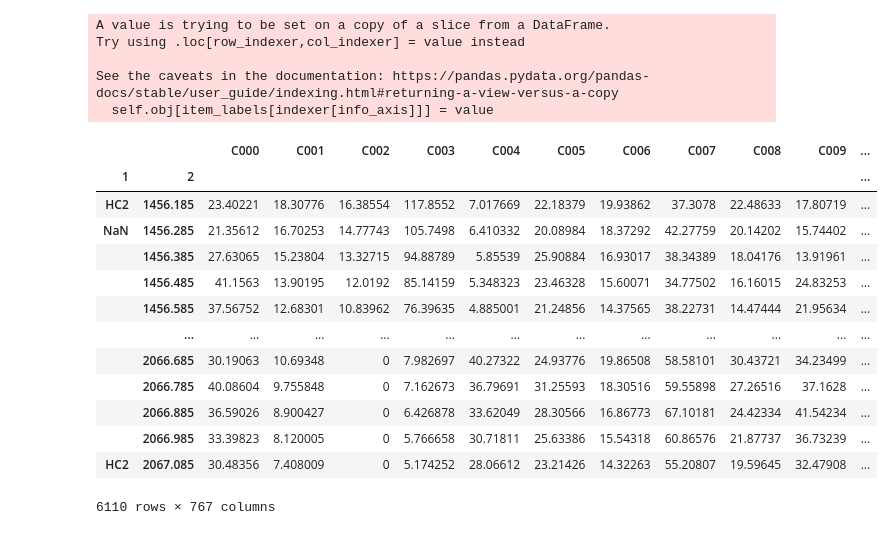
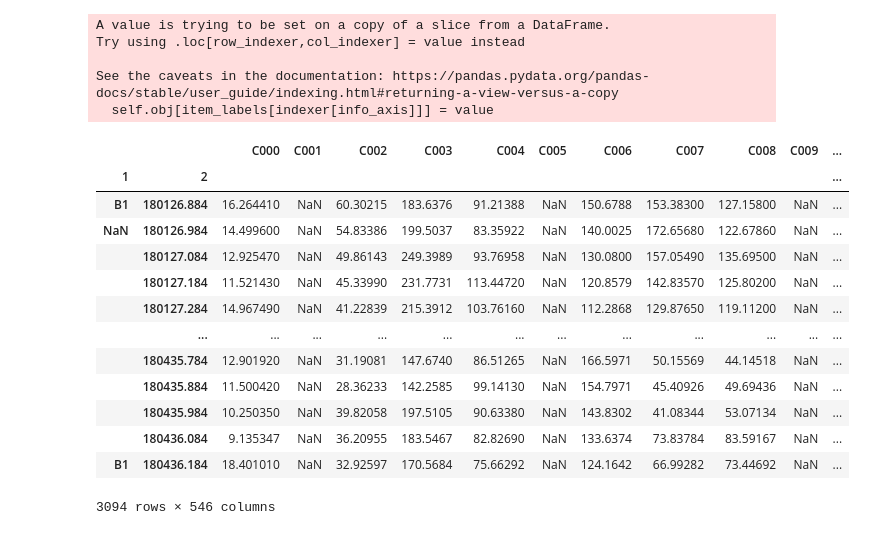
Before and after one commit to m11o/lablib-notebook, a Jupyter notebook: notebooks/sulfur/read_csv_test.ipynb, the cells around one changed output. Saved outputs shown, nothing was run; the diff lists cells and outputs as text; code cells hidden in the pictures.

```diff
--- a/notebooks/sulfur/read_csv_test.ipynb
+++ b/notebooks/sulfur/read_csv_test.ipynb
@@ -1,7 +1,7 @@
 # %%
 from utils.CaImageCSV import CaImageCSV
 # %%
-csv = CaImageCSV('./resources/ID181106CreA_Longitudinal_Traces.csv')
+csv = CaImageCSV('./resources/ID181106CreI_Longitudinal_Traces.csv')
 # %% [output]
 A value is trying to be set on a copy of a slice from a DataFrame.
 Try using .loc[row_indexer,col_indexer] = value instead
@@ -9,21 +9,21 @@ Try using .loc[row_indexer,col_indexer] = value instead
 See the caveats in the documentation: https://pandas.pydata.org/pandas-docs/stable/user_guide/indexing.html#returning-a-view-versus-a-copy
   self.obj[item_labels[indexer[info_axis]]] = value
 # %%
-context_data = csv.filtered_by_context('HC2')
+context_data = csv.filtered_by_context('B1')
 context_data
 # %% [output]
 |  |  | C000 | C001 | C002 | C003 | C004 | C005 | C006 | C007 | C008 | C009 | ... |
 | 1 | 2 |  |  |  |  |  |  |  |  |  |  | ... |
-| HC2 | 1456.185 | 23.40221 | 18.30776 | 16.38554 | 117.8552 | 7.017669 | 22.18379 | 19.93862 | 37.3078 | 22.48633 | 17.80719 | ... |
-| NaN | 1456.285 | 21.35612 | 16.70253 | 14.77743 | 105.7498 | 6.410332 | 20.08984 | 18.37292 | 42.27759 | 20.14202 | 15.74402 | ... |
-|  | 1456.385 | 27.63065 | 15.23804 | 13.32715 | 94.88789 | 5.85539 | 25.90884 | 16.93017 | 38.34389 | 18.04176 | 13.91961 | ... |
-|  | 1456.485 | 41.1563 | 13.90195 | 12.0192 | 85.14159 | 5.348323 | 23.46328 | 15.60071 | 34.77502 | 16.16015 | 24.83253 | ... |
-|  | 1456.585 | 37.56752 | 12.68301 | 10.83962 | 76.39635 | 4.885001 | 21.24856 | 14.37565 | 38.22731 | 14.47444 | 21.95634 | ... |
+| B1 | 180126.884 | 16.264410 | NaN | 60.30215 | 183.6376 | 91.21388 | NaN | 150.6788 | 153.38300 | 127.15800 | NaN | ... |
+| NaN | 180126.984 | 14.499600 | NaN | 54.83386 | 199.5037 | 83.35922 | NaN | 140.0025 | 172.65680 | 122.67860 | NaN | ... |
+|  | 180127.084 | 12.925470 | NaN | 49.86143 | 249.3989 | 93.76958 | NaN | 130.0800 | 157.05490 | 135.69500 | NaN | ... |
+|  | 180127.184 | 11.521430 | NaN | 45.33990 | 231.7731 | 113.44720 | NaN | 120.8579 | 142.83570 | 125.80200 | NaN | ... |
+|  | 180127.284 | 14.967490 | NaN | 41.22839 | 215.3912 | 103.76160 | NaN | 112.2868 | 129.87650 | 119.11200 | NaN | ... |
 |  | ... | ... | ... | ... | ... | ... | ... | ... | ... | ... | ... | ... |
-|  | 2066.685 | 30.19063 | 10.69348 | 0 | 7.982697 | 40.27322 | 24.93776 | 19.86508 | 58.58101 | 30.43721 | 34.23499 | ... |
-|  | 2066.785 | 40.08604 | 9.755848 | 0 | 7.162673 | 36.79691 | 31.25593 | 18.30516 | 59.55898 | 27.26516 | 37.1628 | ... |
-|  | 2066.885 | 36.59026 | 8.900427 | 0 | 6.426878 | 33.62049 | 28.30566 | 16.86773 | 67.10181 | 24.42334 | 41.54234 | ... |
-|  | 2066.985 | 33.39823 | 8.120005 | 0 | 5.766658 | 30.71811 | 25.63386 | 15.54318 | 60.86576 | 21.87737 | 36.73239 | ... |
-| HC2 | 2067.085 | 30.48356 | 7.408009 | 0 | 5.174252 | 28.06612 | 23.21426 | 14.32263 | 55.20807 | 19.59645 | 32.47908 | ... |
+|  | 180435.784 | 12.901920 | NaN | 31.19081 | 147.6740 | 86.51265 | NaN | 166.5971 | 50.15569 | 44.14518 | NaN | ... |
+|  | 180435.884 | 11.500420 | NaN | 28.36233 | 142.2585 | 99.14130 | NaN | 154.7971 | 45.40926 | 49.69436 | NaN | ... |
+|  | 180435.984 | 10.250350 | NaN | 39.82058 | 197.5105 | 90.63380 | NaN | 143.8302 | 41.08344 | 53.07134 | NaN | ... |
+|  | 180436.084 | 9.135347 | NaN | 36.20955 | 183.5467 | 82.82690 | NaN | 133.6374 | 73.83784 | 83.59167 | NaN | ... |
+| B1 | 180436.184 | 18.401010 | NaN | 32.92597 | 170.5684 | 75.66292 | NaN | 124.1642 | 66.99282 | 73.44692 | NaN | ... |
-6110 rows × 767 columns
+3094 rows × 546 columns
 # %%
```
Also changed, not shown: parts of 12 cells of this notebook.
